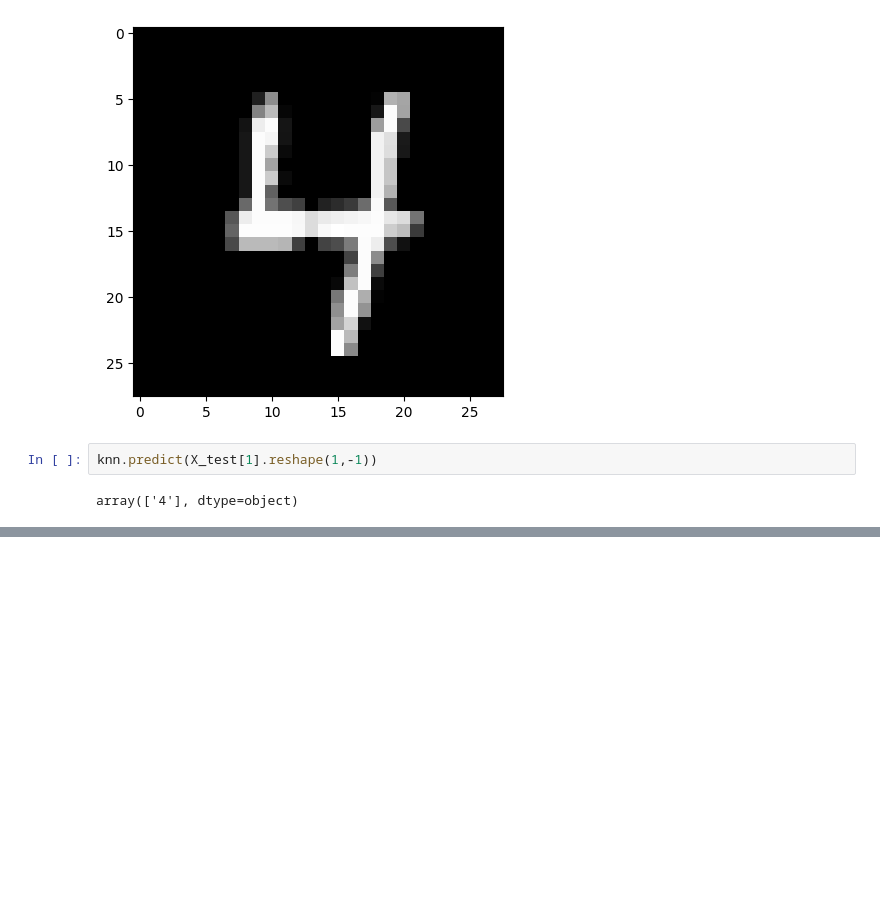
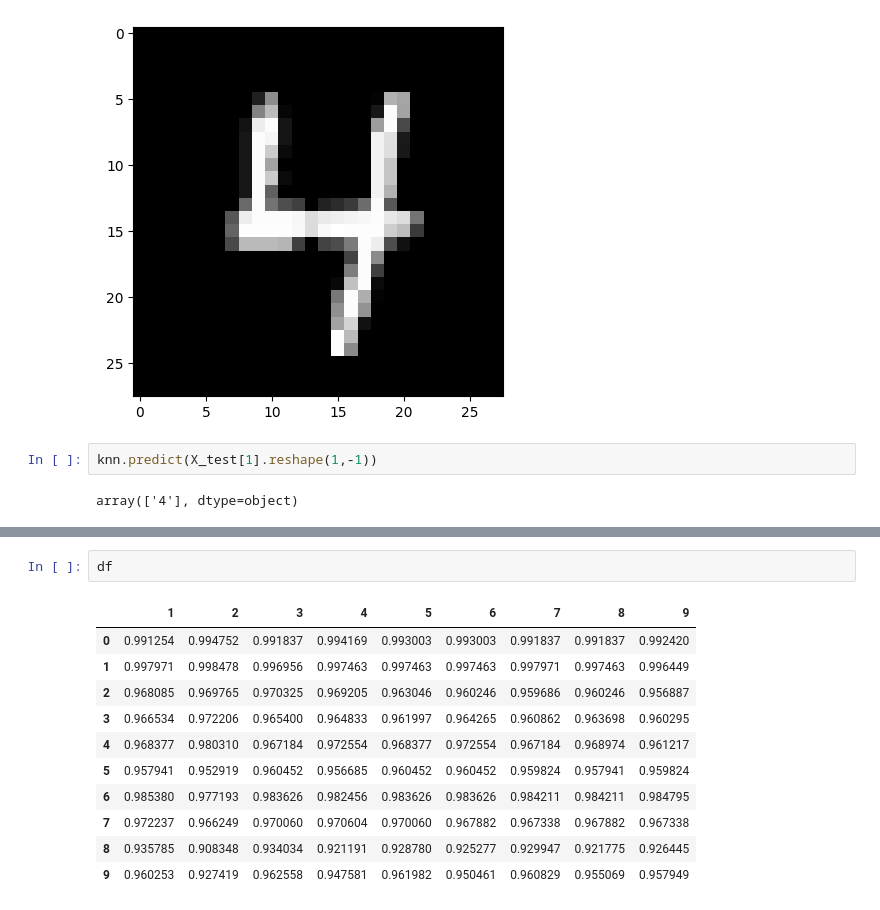
Before and after one commit to sightes/2025_Advance_Models_UBO, a Jupyter notebook: clase-22-03-2025-ML/UBO_ML_KNN.ipynb, the cells around one changed output, grey strips where cells are left out. Saved outputs shown, nothing was run; the diff lists cells and outputs as text; blank space fills up the shorter version.

```diff
--- a/clase-22-03-2025-ML/UBO_ML_KNN.ipynb
+++ b/clase-22-03-2025-ML/UBO_ML_KNN.ipynb
@@ -81,0 +125,14 @@ array(['4'], dtype=object)
+# %%
+df
+# %% [output]
+|  | 1 | 2 | 3 | 4 | 5 | 6 | 7 | 8 | 9 |
+| 0 | 0.991254 | 0.994752 | 0.991837 | 0.994169 | 0.993003 | 0.993003 | 0.991837 | 0.991837 | 0.992420 |
+| 1 | 0.997971 | 0.998478 | 0.996956 | 0.997463 | 0.997463 | 0.997463 | 0.997971 | 0.997463 | 0.996449 |
+| 2 | 0.968085 | 0.969765 | 0.970325 | 0.969205 | 0.963046 | 0.960246 | 0.959686 | 0.960246 | 0.956887 |
+| 3 | 0.966534 | 0.972206 | 0.965400 | 0.964833 | 0.961997 | 0.964265 | 0.960862 | 0.963698 | 0.960295 |
+| 4 | 0.968377 | 0.980310 | 0.967184 | 0.972554 | 0.968377 | 0.972554 | 0.967184 | 0.968974 | 0.961217 |
+| 5 | 0.957941 | 0.952919 | 0.960452 | 0.956685 | 0.960452 | 0.960452 | 0.959824 | 0.957941 | 0.959824 |
+| 6 | 0.985380 | 0.977193 | 0.983626 | 0.982456 | 0.983626 | 0.983626 | 0.984211 | 0.984211 | 0.984795 |
+| 7 | 0.972237 | 0.966249 | 0.970060 | 0.970604 | 0.970060 | 0.967882 | 0.967338 | 0.967882 | 0.967338 |
+| 8 | 0.935785 | 0.908348 | 0.934034 | 0.921191 | 0.928780 | 0.925277 | 0.929947 | 0.921775 | 0.926445 |
+| 9 | 0.960253 | 0.927419 | 0.962558 | 0.947581 | 0.961982 | 0.950461 | 0.960829 | 0.955069 | 0.957949 |
```
Also changed, not shown: parts of 3 cells of this notebook, 5 other files.
